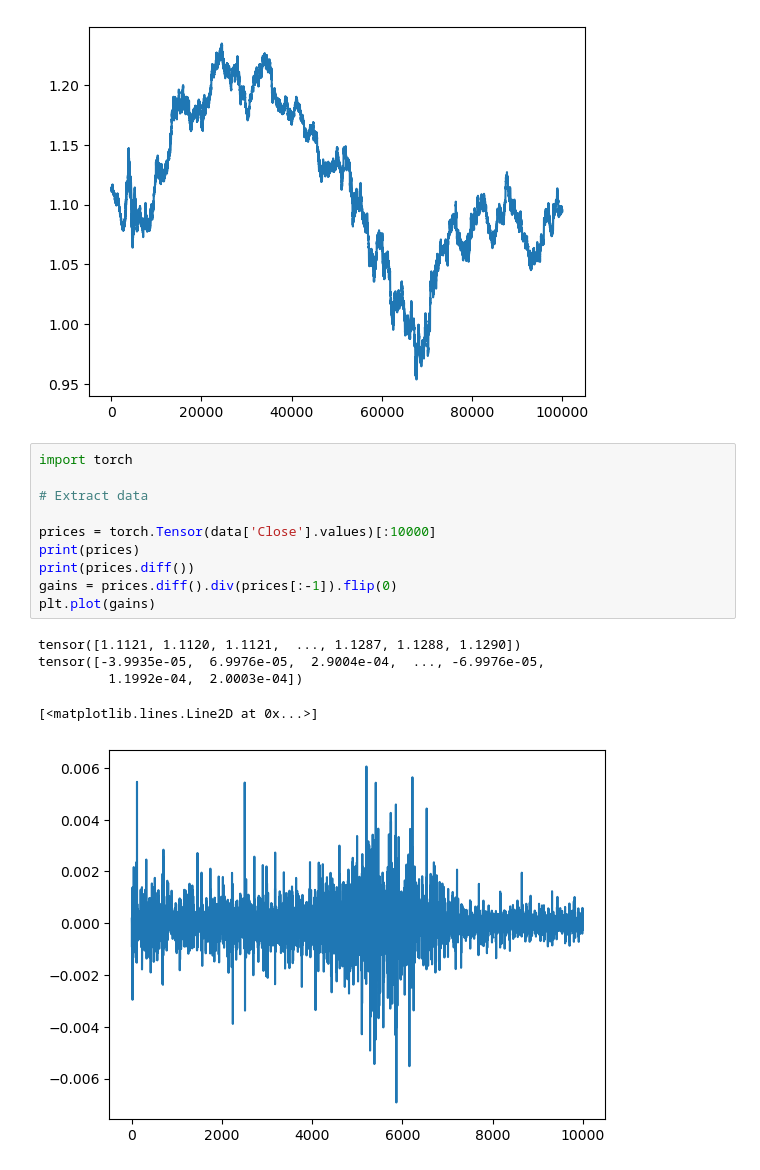
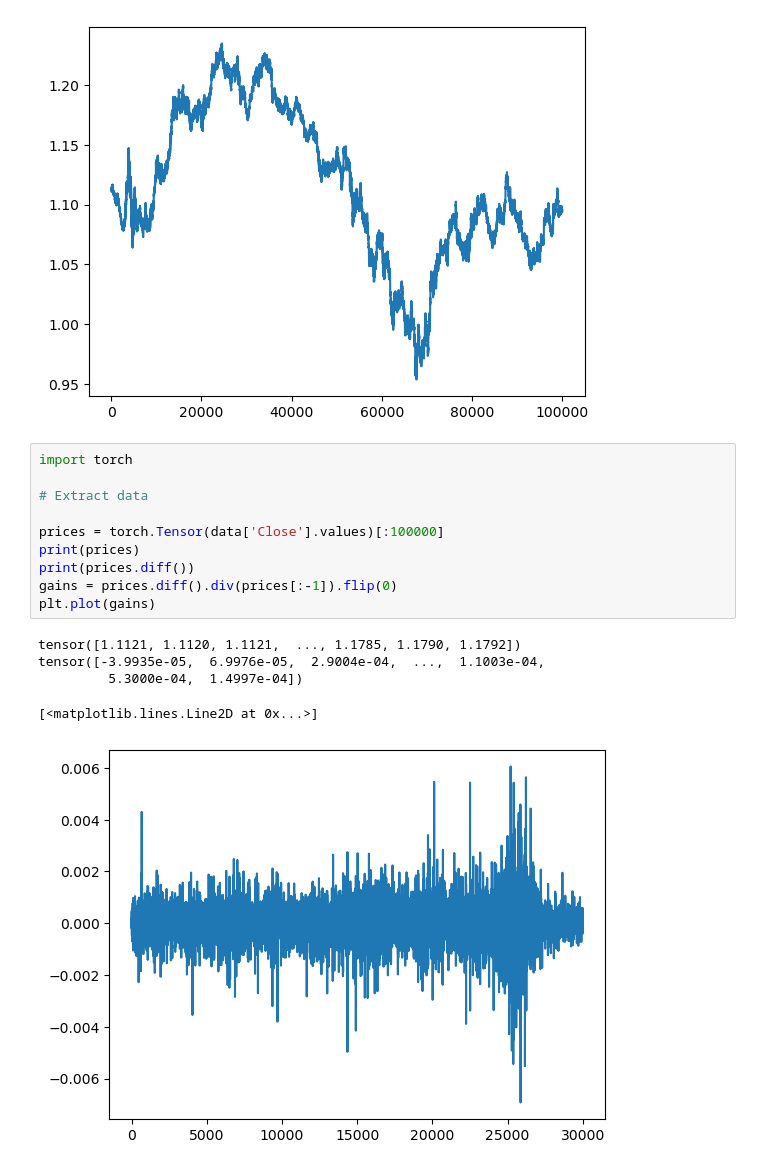
Before and after one commit to whiskybar/corridor, a Jupyter notebook: forex.ipynb, the cells around one changed output. Cells and saved outputs as stored; diff of their text form.

```diff
--- a/forex.ipynb
+++ b/forex.ipynb
@@ -23,19 +23,19 @@ plt.plot(timeseries)
 # %%
 import torch
 
 # Extract data
 
-prices = torch.Tensor(data['Close'].values)[:10000]
+prices = torch.Tensor(data['Close'].values)[:100000]
 print(prices)
 print(prices.diff())
 gains = prices.diff().div(prices[:-1]).flip(0)
 plt.plot(gains)
 # %% [output]
-tensor([1.1121, 1.1120, 1.1121,  ..., 1.1287, 1.1288, 1.1290])
-tensor([-3.9935e-05,  6.9976e-05,  2.9004e-04,  ..., -6.9976e-05,
-         1.1992e-04,  2.0003e-04])
+tensor([1.1121, 1.1120, 1.1121,  ..., 1.1785, 1.1790, 1.1792])
+tensor([-3.9935e-05,  6.9976e-05,  2.9004e-04,  ...,  1.1003e-04,
+         5.3000e-04,  1.4997e-04])
 [<matplotlib.lines.Line2D at 0x...>]
-[figure, old version]
+[figure, new version]
 # %%
 std, mean = torch.std_mean(gains)
 print(mean, std)
```
Also changed, not shown: parts of 8 cells of this notebook.
